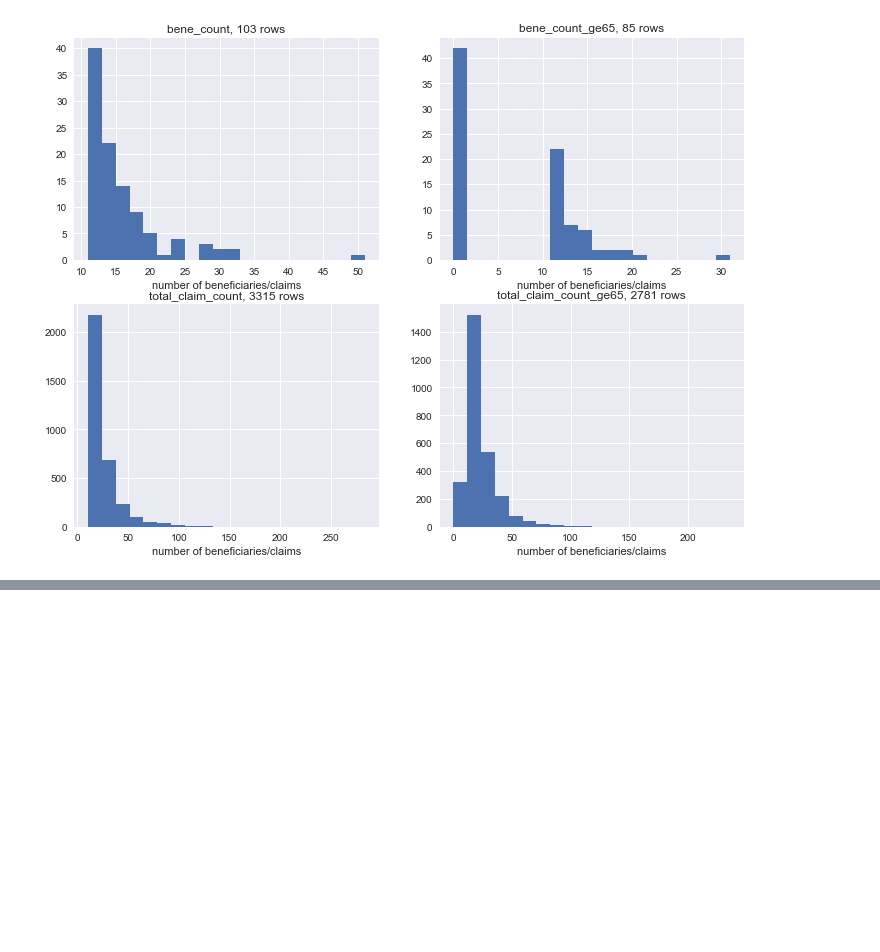
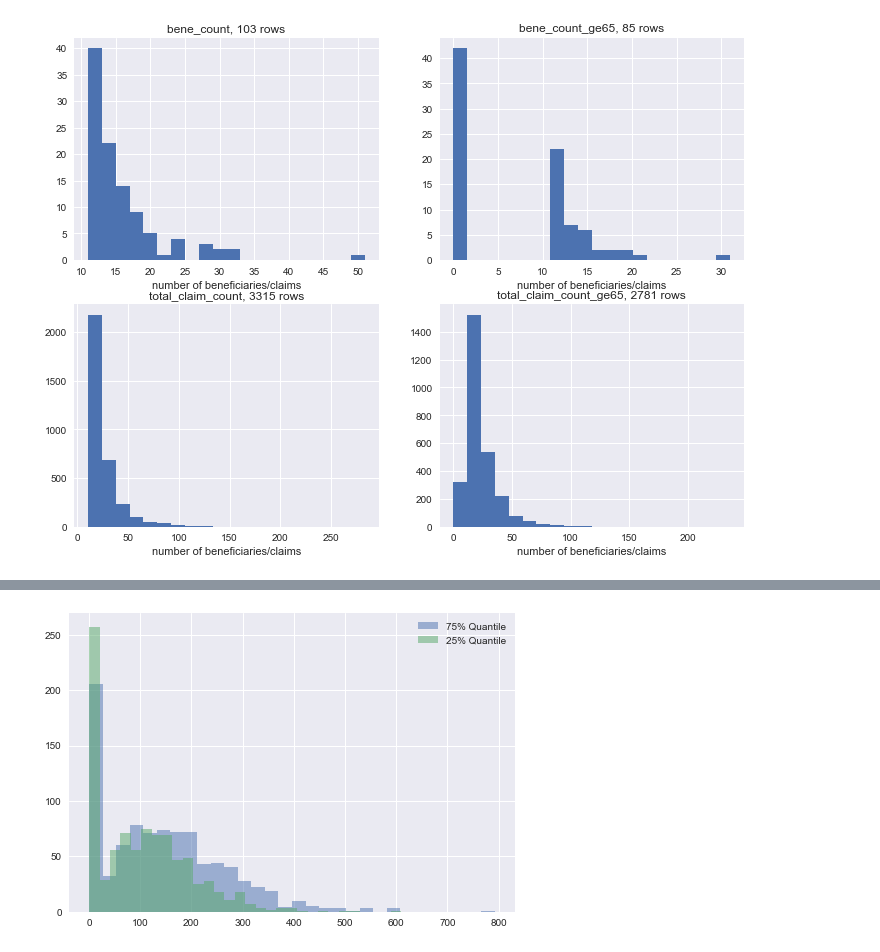
Before and after one commit to m3ngineer/med-mapper, a Jupyter notebook: imbruvica_eda.ipynb, the cells around one changed output, grey strips where cells are left out. Cells and saved outputs as stored; diff of their text form; code cells hidden in the pictures; blank space fills up the shorter version.

```diff
--- a/imbruvica_eda.ipynb
+++ b/imbruvica_eda.ipynb
@@ -308,0 +336,6 @@ beneficiary_average_risk_score
+# %%
+top25['beneficiary_race_white_count'].hist(alpha=0.5, label='75% Quantile', bins=30)
+bottom25['beneficiary_race_white_count'].hist(alpha=0.5, label='25% Quantile', bins=30)
+plt.legend();
+# %% [output]
+[figure, added]
```
Also changed, not shown: parts of 15 cells of this notebook.
